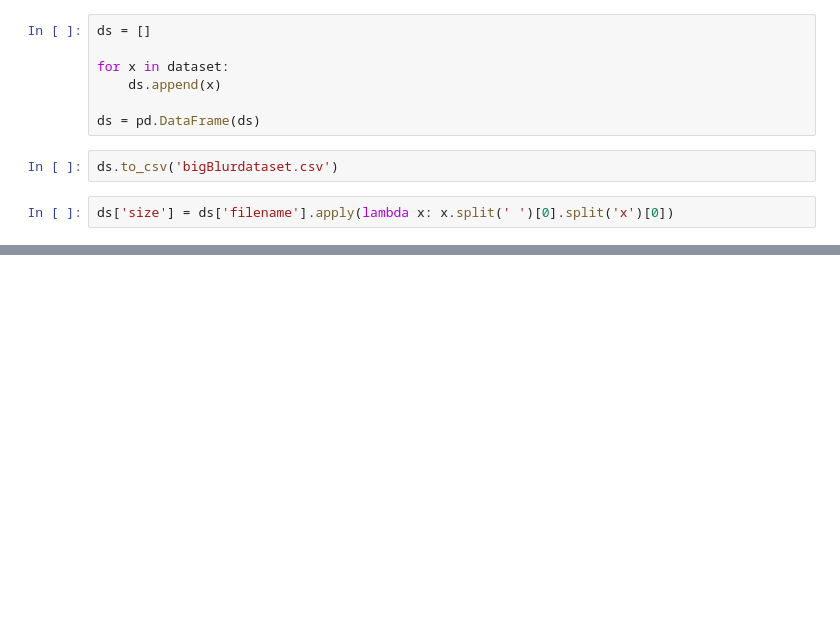
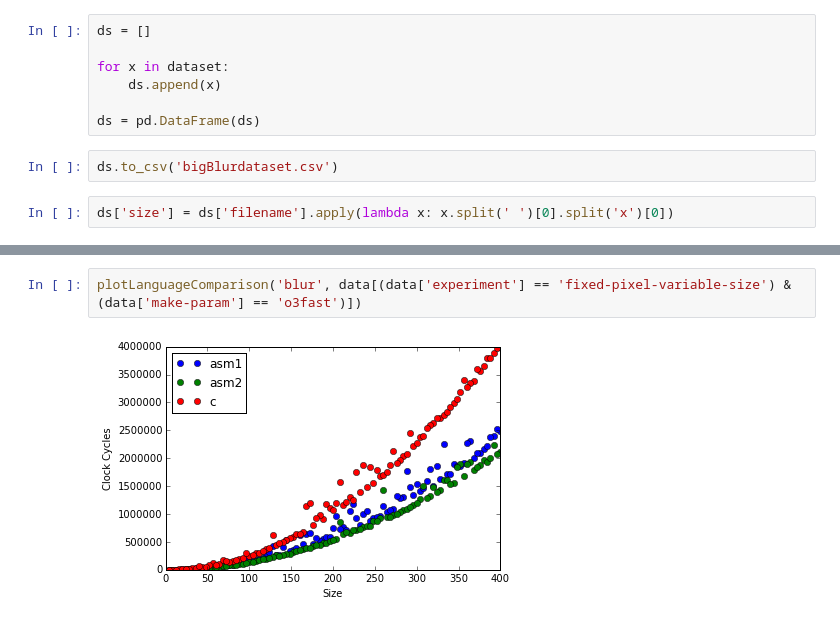
Before and after one commit to jbayardo/orga2-tp2, a Jupyter notebook: exp/Testing.ipynb, the cells around one changed output, grey strips where cells are left out. Cells and saved outputs as stored; diff of their text form; blank space fills up the shorter version.

```diff
--- a/exp/Testing.ipynb
+++ b/exp/Testing.ipynb
@@ -164,0 +195,4 @@ ds
+# %%
+plotLanguageComparison('blur', data[(data['experiment'] == 'fixed-pixel-variable-size') & (data['make-param'] == 'o3fast')])
+# %% [output]
+[figure, added]
```
Also changed, not shown: parts of 7 cells of this notebook, 15 other files.
